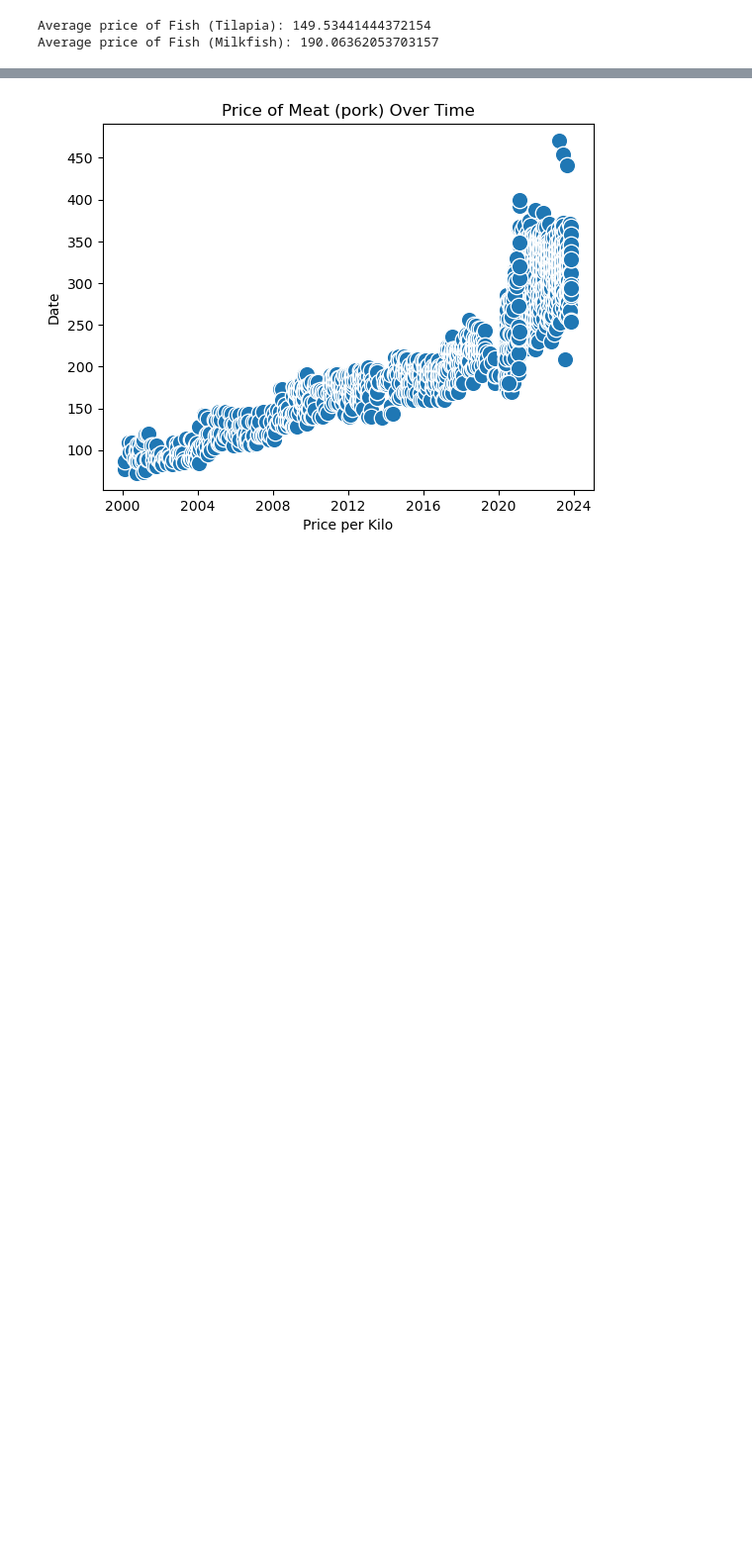
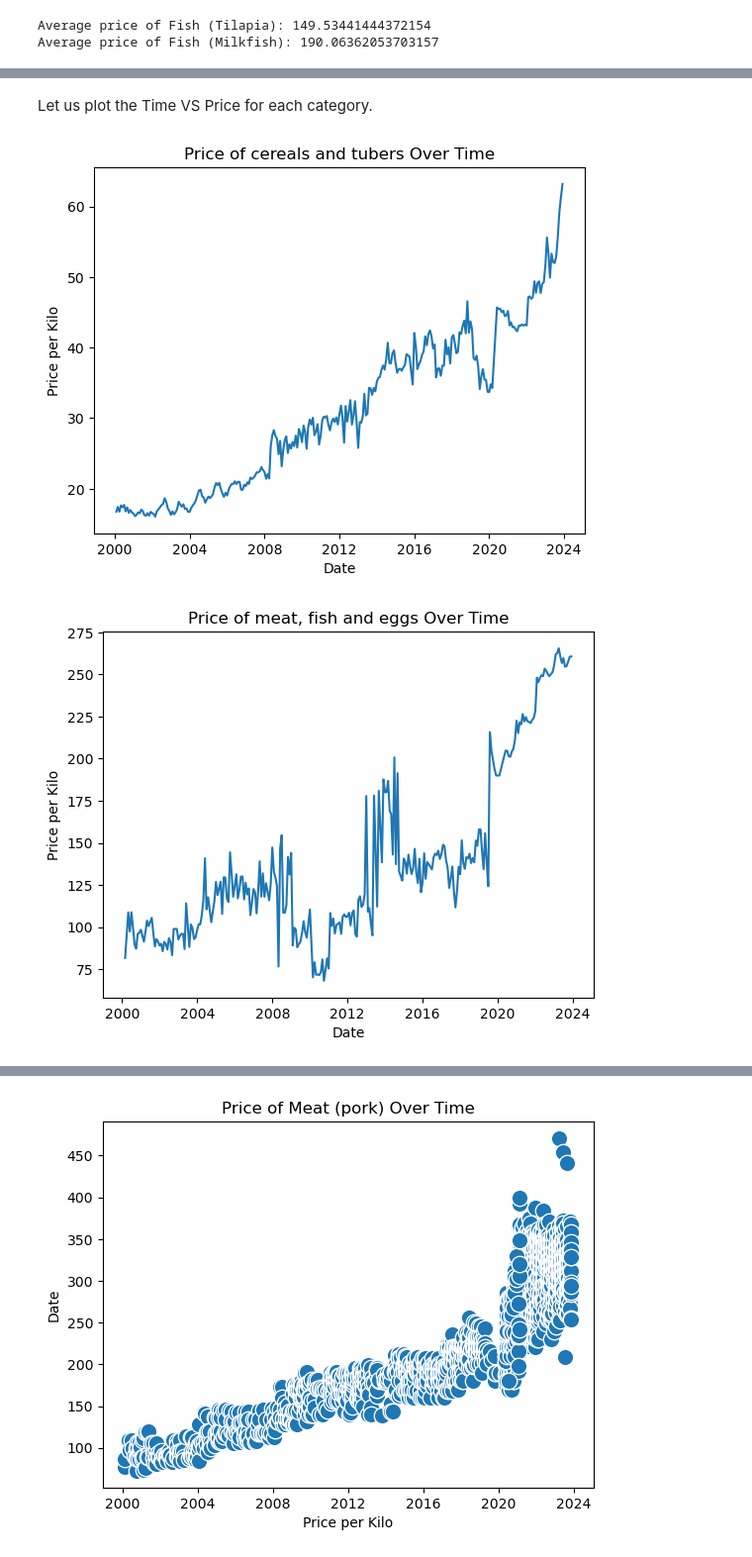
Before and after one commit to NeoGregorio/commodity-predict, a Jupyter notebook: prediction-model.ipynb, the cells around one changed output, grey strips where cells are left out. Shown: that part at 99% size. Drawn from its saved outputs; the diff is of its cells as text; code cells hidden in the pictures; blank space fills up the shorter version.

```diff
--- a/prediction-model.ipynb
+++ b/prediction-model.ipynb
@@ -293,0 +297,37 @@ While removing subcategories was considered in order to lessen the data, the pri
+# %% [markdown]
+Let us plot the Time VS Price for each category.
+# %%
+# @title Map commodity to category
+commodity_category_mapping = {commodity: category for category, commodities in category_commodity_mapping.items() for commodity in commodities}
+
+data_model_test = data.copy()
+# Add a 'category' column
+data_model_test['category'] = data_model_test['commodity'].map(commodity_category_mapping)
+
+# Add a 'day' column with the constant value 15
+data_model_test['day'] = 15
+
+# Create the 'date' column
+data_model_test['date'] = pd.to_datetime(data_model_test[['year', 'month', 'day']])
+
+# Resample the data_model_test to monthly frequency
+data_model_test.set_index('date', inplace=True)
+
+# Plot per category
+selected_categories = ['cereals and tubers', 'meat, fish and eggs', 'vegetables and fruits']
+for category in selected_categories:
+    category_data = data_model_test[data_model_test['category'] == category]
+
+    # Resample the data to monthly frequency for the current category
+    category_data_resampled = category_data['price'].resample('M').mean()
+
+    plt.figure()  # create a new figure
+    sns.lineplot(x=category_data_resampled.index, y=category_data_resampled.values)
+
+    plt.xlabel('Date')
+    plt.ylabel('Price per Kilo')
+    plt.title(f'Price of {category} Over Time')
+    plt.show()
+# %% [output]
+[figure, added]
+[figure, added]
```
Also changed, not shown: parts of 14 cells of this notebook.
